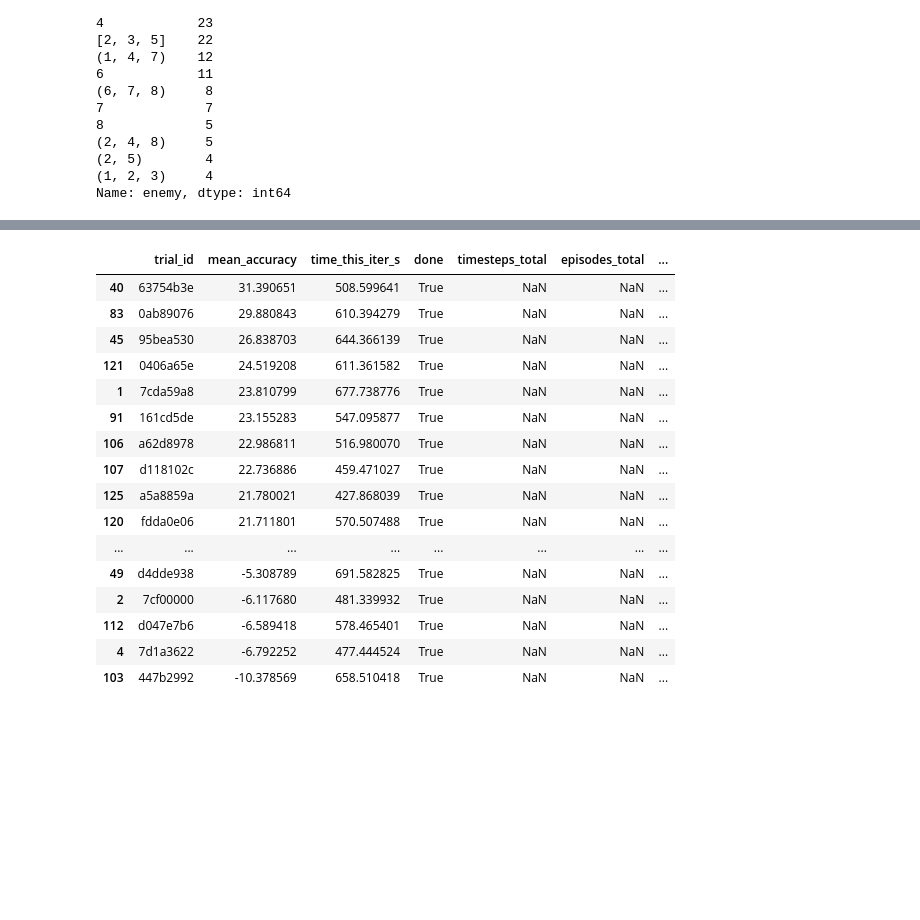
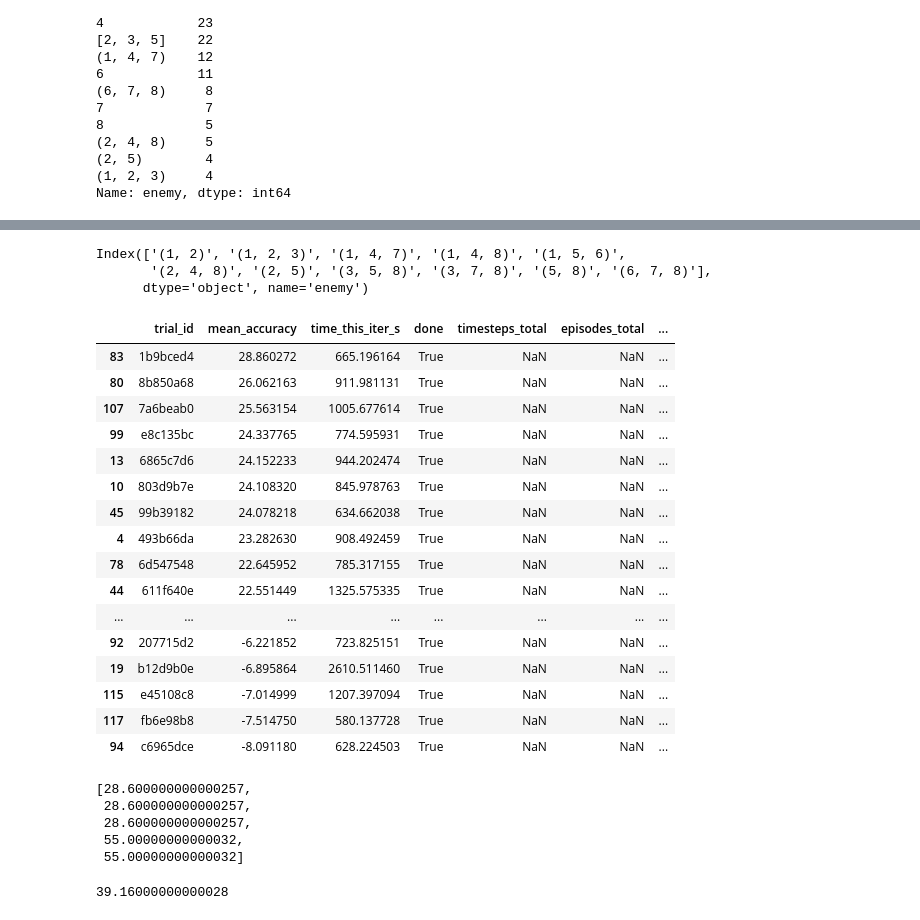
Before and after one commit to OlegBEZb/evoman_framework, a Jupyter notebook: results_analysis.ipynb, the cells around one changed output, grey strips where cells are left out. Drawn from its saved outputs; the diff is of its cells as text; code cells hidden in the pictures; blank space fills up the shorter version.

```diff
--- a/results_analysis.ipynb
+++ b/results_analysis.ipynb
@@ -162,20 +187,50 @@ df.groupby(hypers)['mean_test'].agg(['mean', 'size']).sort_values("mean", ascend
+# %%
+res = df.groupby(hypers)['mean_test'].agg(['mean', 'size'])
+res.index.get_level_values('enemy').unique()
+# %% [output]
+Index(['(1, 2)', '(1, 2, 3)', '(1, 4, 7)', '(1, 4, 8)', '(1, 5, 6)',
+       '(2, 4, 8)', '(2, 5)', '(3, 5, 8)', '(3, 7, 8)', '(5, 8)', '(6, 7, 8)'],
+      dtype='object', name='enemy')
 # %%
-pd.read_csv('hyperopt_results_9.csv').sort_values('mean_accuracy', ascending=False)
+pd.read_csv('hyperopt_results_6.csv').sort_values('mean_accuracy', ascending=False)
 # %% [output]
 |  | trial_id | mean_accuracy | time_this_iter_s | done | timesteps_total | episodes_total | ... |
-| 40 | 63754b3e | 31.390651 | 508.599641 | True | NaN | NaN | ... |
-| 83 | 0ab89076 | 29.880843 | 610.394279 | True | NaN | NaN | ... |
-| 45 | 95bea530 | 26.838703 | 644.366139 | True | NaN | NaN | ... |
-| 121 | 0406a65e | 24.519208 | 611.361582 | True | NaN | NaN | ... |
-| 1 | 7cda59a8 | 23.810799 | 677.738776 | True | NaN | NaN | ... |
-| 91 | 161cd5de | 23.155283 | 547.095877 | True | NaN | NaN | ... |
-| 106 | a62d8978 | 22.986811 | 516.980070 | True | NaN | NaN | ... |
-| 107 | d118102c | 22.736886 | 459.471027 | True | NaN | NaN | ... |
-| 125 | a5a8859a | 21.780021 | 427.868039 | True | NaN | NaN | ... |
-| 120 | fdda0e06 | 21.711801 | 570.507488 | True | NaN | NaN | ... |
+| 83 | 1b9bced4 | 28.860272 | 665.196164 | True | NaN | NaN | ... |
+| 80 | 8b850a68 | 26.062163 | 911.981131 | True | NaN | NaN | ... |
+| 107 | 7a6beab0 | 25.563154 | 1005.677614 | True | NaN | NaN | ... |
+| 99 | e8c135bc | 24.337765 | 774.595931 | True | NaN | NaN | ... |
+| 13 | 6865c7d6 | 24.152233 | 944.202474 | True | NaN | NaN | ... |
+| 10 | 803d9b7e | 24.108320 | 845.978763 | True | NaN | NaN | ... |
+| 45 | 99b39182 | 24.078218 | 634.662038 | True | NaN | NaN | ... |
+| 4 | 493b66da | 23.282630 | 908.492459 | True | NaN | NaN | ... |
+| 78 | 6d547548 | 22.645952 | 785.317155 | True | NaN | NaN | ... |
+| 44 | 611f640e | 22.551449 | 1325.575335 | True | NaN | NaN | ... |
 | ... | ... | ... | ... | ... | ... | ... | ... |
-| 49 | d4dde938 | -5.308789 | 691.582825 | True | NaN | NaN | ... |
-| 2 | 7cf00000 | -6.117680 | 481.339932 | True | NaN | NaN | ... |
-| 112 | d047e7b6 | -6.589418 | 578.465401 | True | NaN | NaN | ... |
-| 4 | 7d1a3622 | -6.792252 | 477.444524 | True | NaN | NaN | ... |
-| 103 | 447b2992 | -10.378569 | 658.510418 | True | NaN | NaN | ... |
+| 92 | 207715d2 | -6.221852 | 723.825151 | True | NaN | NaN | ... |
+| 19 | b12d9b0e | -6.895864 | 2610.511460 | True | NaN | NaN | ... |
+| 115 | e45108c8 | -7.014999 | 1207.397094 | True | NaN | NaN | ... |
+| 117 | fb6e98b8 | -7.514750 | 580.137728 | True | NaN | NaN | ... |
+| 94 | c6965dce | -8.091180 | 628.224503 | True | NaN | NaN | ... |
+# %%
+ls = """
+2.860000000000025722e+01
+2.860000000000025722e+01
+2.860000000000025722e+01
+5.500000000000031974e+01
+5.500000000000031974e+01
+
+""".replace('\n', ',')
+ls = ls.split(',')[1:6]
+ls = [float(value) for value in ls]
+ls
+# %% [output]
+[28.600000000000257,
+ 28.600000000000257,
+ 28.600000000000257,
+ 55.00000000000032,
+ 55.00000000000032]
+# %%
+import numpy as np
+np.mean(ls)
+# %% [output]
+39.16000000000028
```
Also changed, not shown: parts of 2 cells of this notebook, 15 other files.
